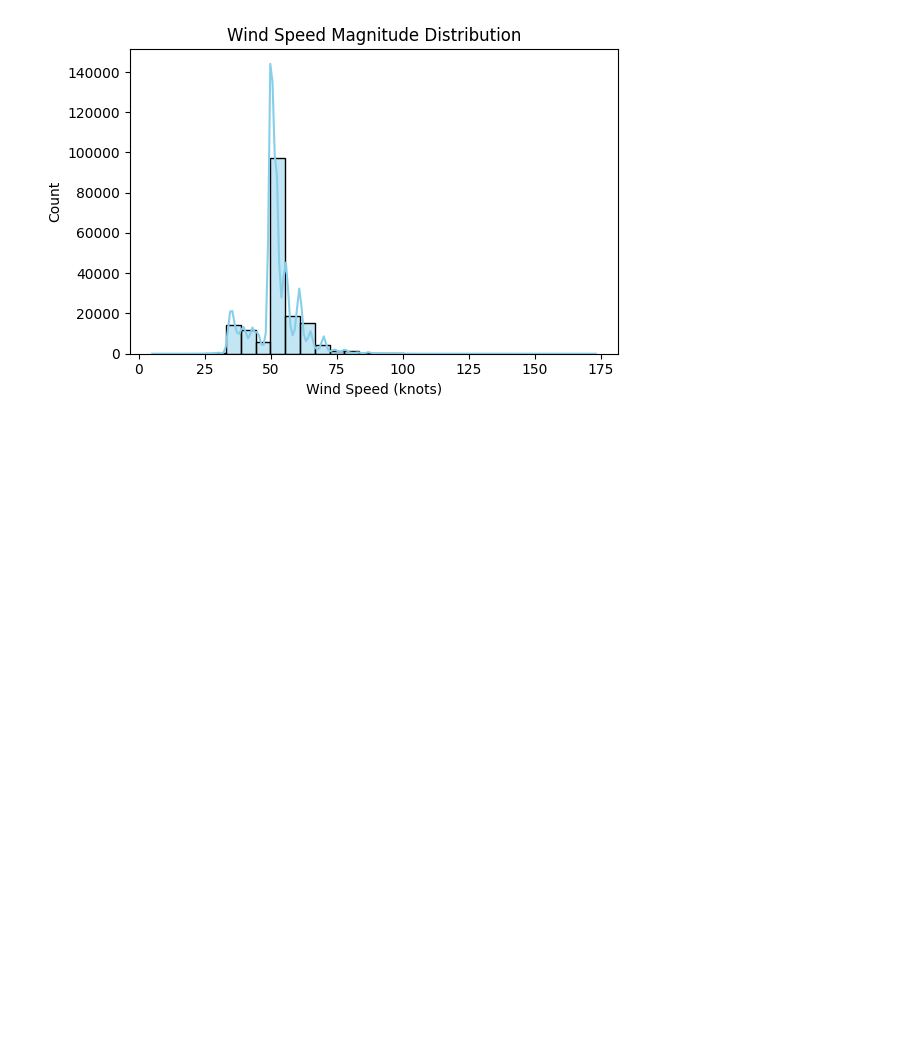
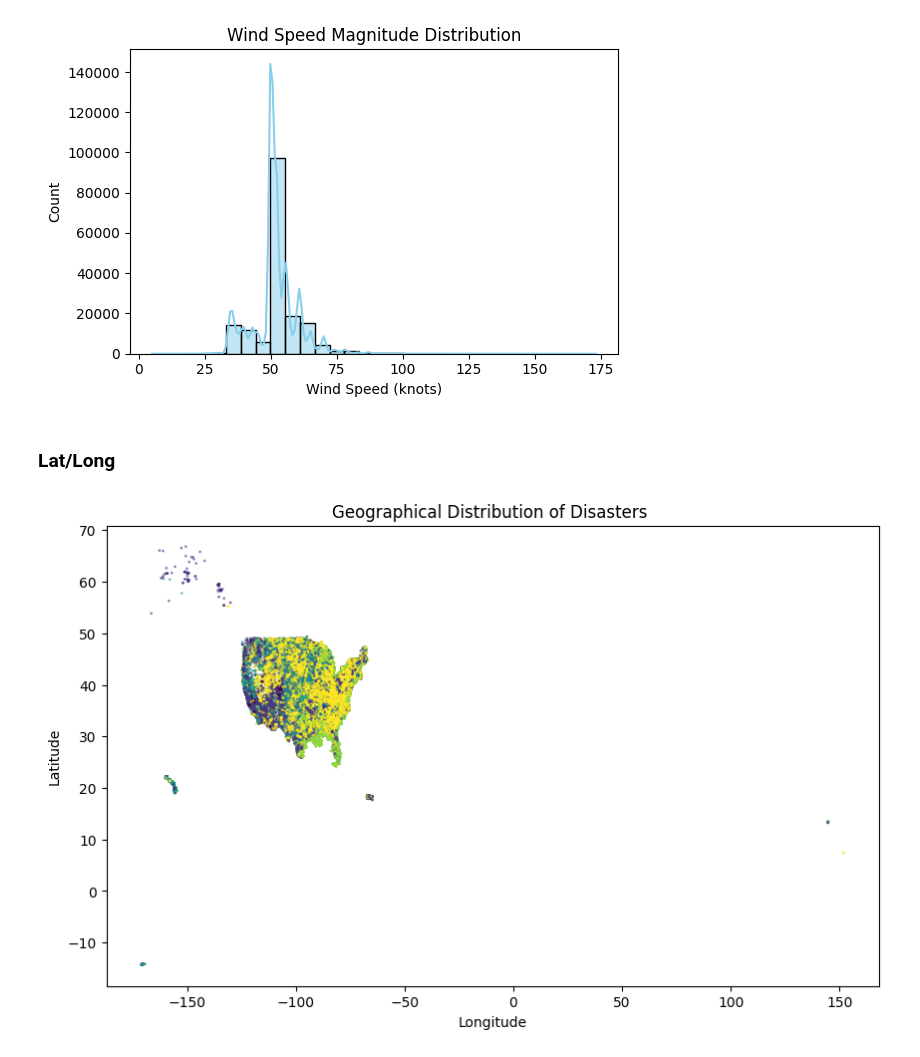
Before and after one commit to mattialodi0/progA3I, a Jupyter notebook: dataset_exploration/disasters_expolarion.ipynb, the cells around one changed output. Drawn from its saved outputs; the diff is of its cells as text; code cells hidden in the pictures; blank space fills up the shorter version.

```diff
--- a/dataset_exploration/disasters_expolarion.ipynb
+++ b/dataset_exploration/disasters_expolarion.ipynb
@@ -585,3 +585,15 @@ plt.tight_layout()
 plt.show()
 # %% [output]
 [figure]
+# %% [markdown]
+### Lat/Long
+# %%
+# plot all the lat/long points of the events as a scatter plot
+plt.figure(figsize=(10,6))
+plt.scatter(df['BEGIN_LON'], df['BEGIN_LAT'], c=df['EVENT_GROUP'].astype('category').cat.codes, alpha=0.5, s=1)
+plt.xlabel('Longitude')
+plt.ylabel('Latitude')
+plt.title('Geographical Distribution of Disasters ')
+plt.show()
+# %% [output]
+[figure, added]
```
Also changed, not shown: parts of 3 cells of this notebook.
